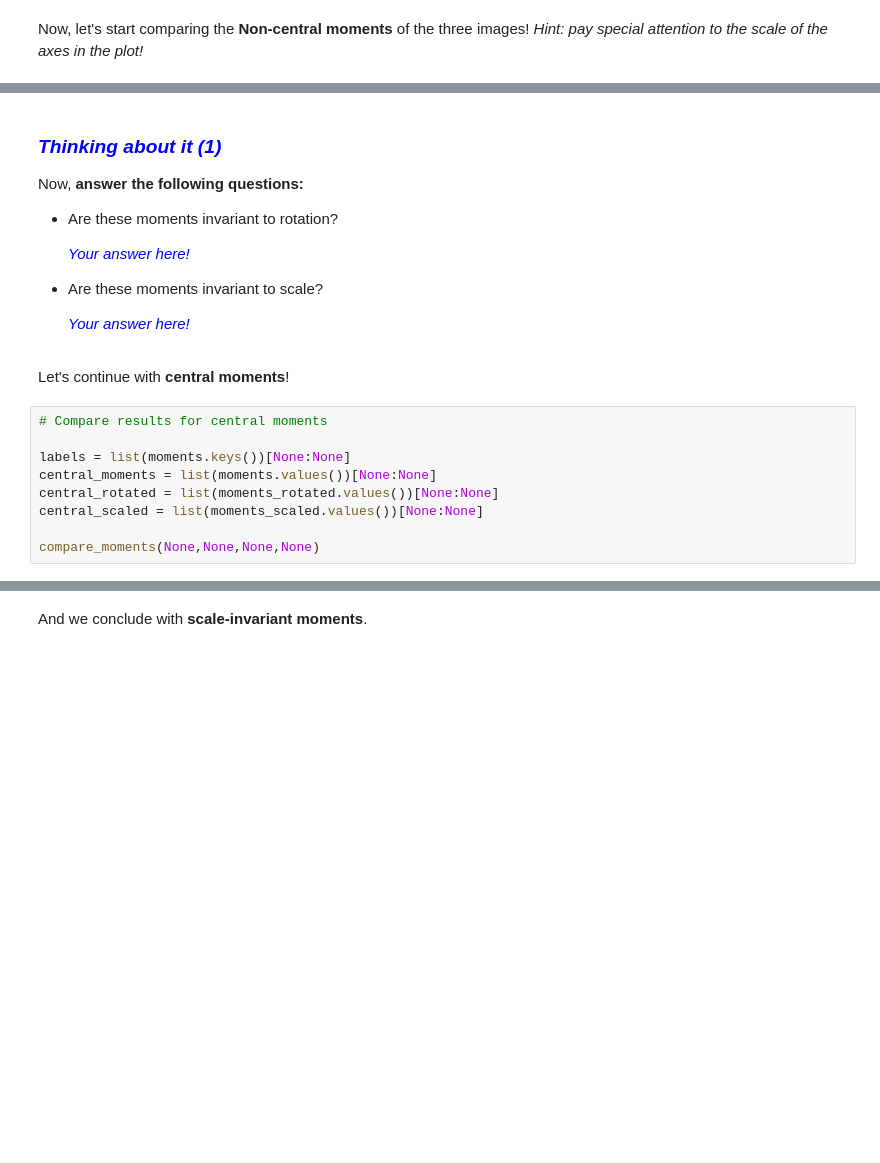
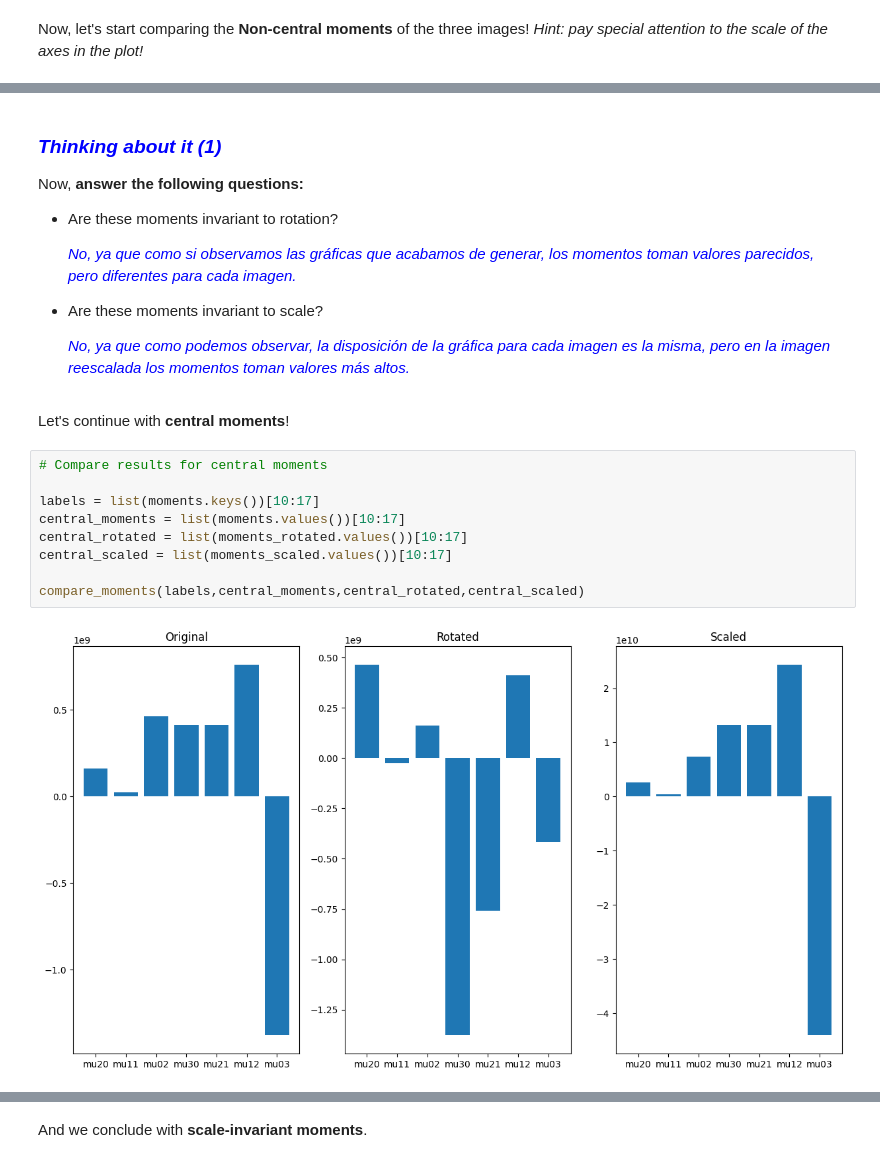
Before and after one commit to angelfdezcivila/uma_cv_2023, a Jupyter notebook: Chapter 06. Region Description/6.2 Region-content description.ipynb, the cells around one changed output, grey strips where cells are left out. Cells and saved outputs as stored; diff of their text form; blank space fills up the shorter version.

```diff
--- a/Chapter 06. Region Description/6.2 Region-content description.ipynb
+++ b/Chapter 06. Region Description/6.2 Region-content description.ipynb
@@ -275,22 +300,24 @@ Now, **answer the following questions:**
 
 - Are these moments invariant to rotation?
 
-    <p style="margin: 4px 0px 6px 5px; color:blue"><i>Your answer here!</i></p>
+    <p style="margin: 4px 0px 6px 5px; color:blue"><i>No, ya que como si observamos las gráficas que acabamos de generar, los momentos toman valores parecidos, pero diferentes para cada imagen.</i></p>
 
 - Are these moments invariant to scale?
 
-    <p style="margin: 4px 0px 0px 5px; color:blue"><i>Your answer here!</i></p>
+    <p style="margin: 4px 0px 0px 5px; color:blue"><i>No, ya que como podemos observar, la disposición de la gráfica para cada imagen es la misma, pero en la imagen reescalada los momentos toman valores más altos.</i></p>
 # %% [markdown]
 Let's continue with **central moments**!
 # %%
 # Compare results for central moments
 
-labels = list(moments.keys())[None:None]
-central_moments = list(moments.values())[None:None]
-central_rotated = list(moments_rotated.values())[None:None]
-central_scaled = list(moments_scaled.values())[None:None]
+labels = list(moments.keys())[10:17]
+central_moments = list(moments.values())[10:17]
+central_rotated = list(moments_rotated.values())[10:17]
+central_scaled = list(moments_scaled.values())[10:17]
 
-compare_moments(None,None,None,None)
+compare_moments(labels,central_moments,central_rotated,central_scaled)
+# %% [output]
+[figure, added]
 # %% [markdown]
 ### <font color="blue"><b><i>Thinking about it (2)</i></b></font>
 
```
Also changed, not shown: parts of 21 cells of this notebook, 1 other file.
